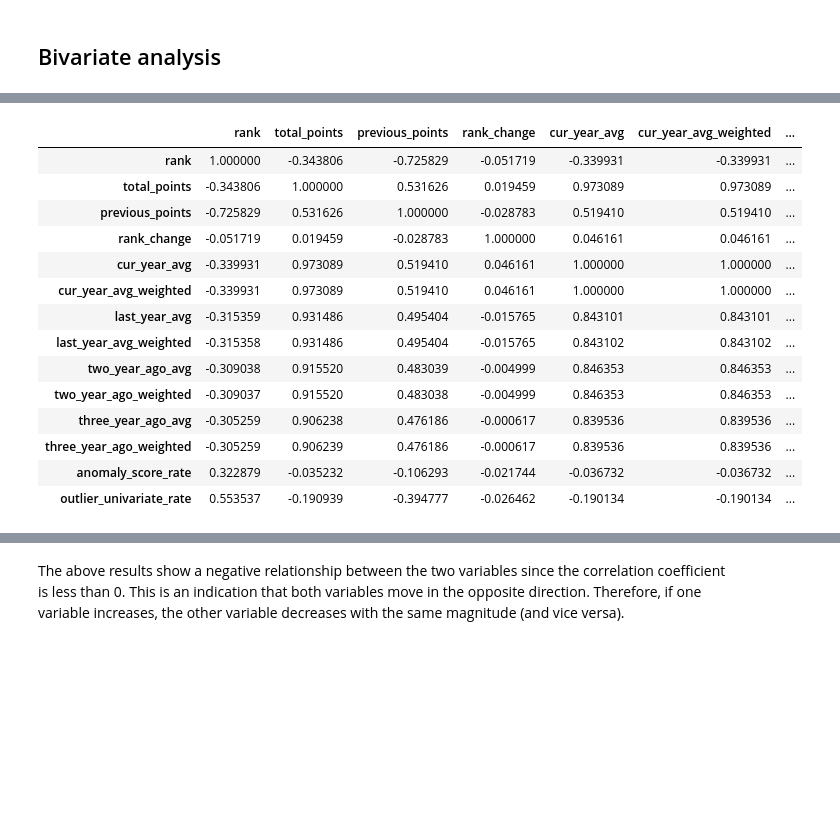
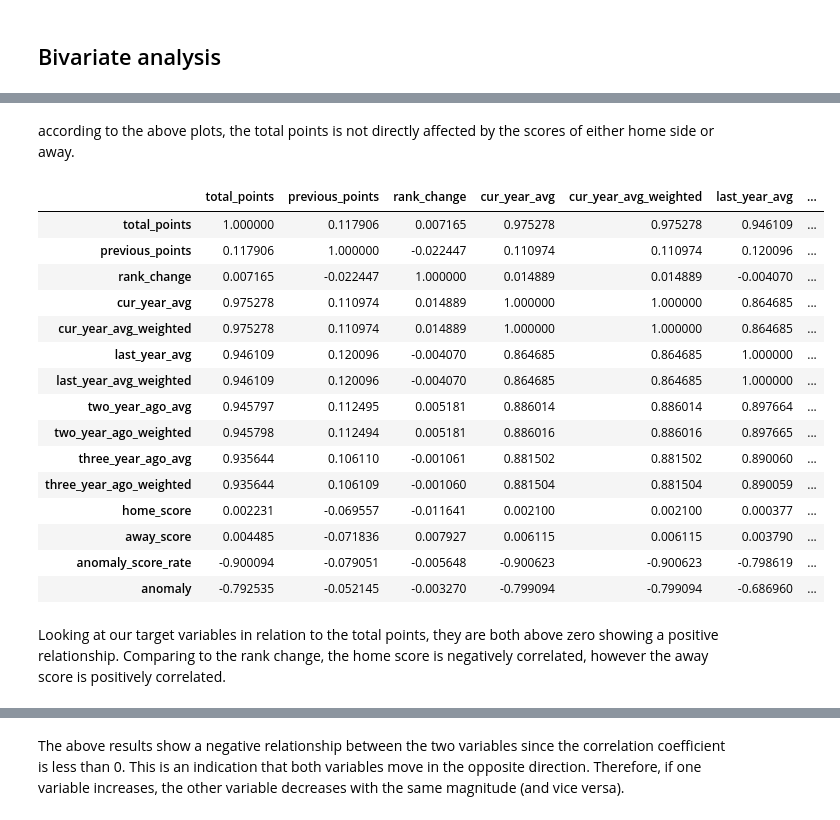
Before and after one commit to whiteroserobot/Mchezopesa-Ltd-football-prediction, a Jupyter notebook: ipweek 6.ipynb, the cells around one changed output, grey strips where cells are left out. Cells and saved outputs as stored; diff of their text form; code cells hidden in the pictures; blank space fills up the shorter version.

```diff
--- a/ipweek 6.ipynb
+++ b/ipweek 6.ipynb
@@ -212,0 +237,7 @@ plt.show()
+# %%
+# make rank index
+foota.set_index(['rank'], inplace= True)
+# %%
+# dealing with white spaces
+foota.columns = foota.columns.str.strip().str.lower().str.replace(' ', '_').str.replace('(', '').str.replace(')', '')
+foota.columns
@@ -256 +290,5 @@ ranking.isnull().sum().sum()
+# %%
+# Dealing with the Missing Data
+#
+foota.dropna(inplace=True)
 # %%
@@ -306,9 +319,9 @@ results.drop_duplicates().head()
 # rank
 
 from sklearn.ensemble import IsolationForest
-isolation_forest = IsolationForest(n_estimators=1000, contamination=0.08)
-isolation_forest.fit(ranking['total_points'].values.reshape(-1, 1))
-ranking['anomaly_score_rate'] = isolation_forest.decision_function(ranking['rank'].values.reshape(-1, 1))
-ranking['outlier_univariate_rate'] = isolation_forest.predict(ranking['rank'].values.reshape(-1, 1))
-ranking.head()
+isolation_forest = IsolationForest(n_estimators=1000, contamination=float(0.1))
+isolation_forest.fit(foota['total_points'].values.reshape(-1, 1))
+foota['anomaly_score_rate'] = isolation_forest.decision_function(foota['total_points'].values.reshape(-1, 1))
+foota['anomaly'] = isolation_forest.predict(foota['total_points'].values.reshape(-1, 1))
+foota.head()
 # %% [output]
@@ -488,20 +514,25 @@ According to the above graphs, the total points decreases as the rank decreases.
+# %% [markdown]
+according to the above plots, the total points is not directly affected by the scores of either home side or away.
 # %%
 # general correlation
-ranking.corr()
+foota.corr()
 # %% [output]
-|  | rank | total_points | previous_points | rank_change | cur_year_avg | cur_year_avg_weighted | ... |
-| rank | 1.000000 | -0.343806 | -0.725829 | -0.051719 | -0.339931 | -0.339931 | ... |
-| total_points | -0.343806 | 1.000000 | 0.531626 | 0.019459 | 0.973089 | 0.973089 | ... |
-| previous_points | -0.725829 | 0.531626 | 1.000000 | -0.028783 | 0.519410 | 0.519410 | ... |
-| rank_change | -0.051719 | 0.019459 | -0.028783 | 1.000000 | 0.046161 | 0.046161 | ... |
-| cur_year_avg | -0.339931 | 0.973089 | 0.519410 | 0.046161 | 1.000000 | 1.000000 | ... |
-| cur_year_avg_weighted | -0.339931 | 0.973089 | 0.519410 | 0.046161 | 1.000000 | 1.000000 | ... |
-| last_year_avg | -0.315359 | 0.931486 | 0.495404 | -0.015765 | 0.843101 | 0.843101 | ... |
-| last_year_avg_weighted | -0.315358 | 0.931486 | 0.495404 | -0.015765 | 0.843102 | 0.843102 | ... |
-| two_year_ago_avg | -0.309038 | 0.915520 | 0.483039 | -0.004999 | 0.846353 | 0.846353 | ... |
-| two_year_ago_weighted | -0.309037 | 0.915520 | 0.483038 | -0.004999 | 0.846353 | 0.846353 | ... |
-| three_year_ago_avg | -0.305259 | 0.906238 | 0.476186 | -0.000617 | 0.839536 | 0.839536 | ... |
-| three_year_ago_weighted | -0.305259 | 0.906239 | 0.476186 | -0.000617 | 0.839536 | 0.839536 | ... |
-| anomaly_score_rate | 0.322879 | -0.035232 | -0.106293 | -0.021744 | -0.036732 | -0.036732 | ... |
-| outlier_univariate_rate | 0.553537 | -0.190939 | -0.394777 | -0.026462 | -0.190134 | -0.190134 | ... |
+|  | total_points | previous_points | rank_change | cur_year_avg | cur_year_avg_weighted | last_year_avg | ... |
+| total_points | 1.000000 | 0.117906 | 0.007165 | 0.975278 | 0.975278 | 0.946109 | ... |
+| previous_points | 0.117906 | 1.000000 | -0.022447 | 0.110974 | 0.110974 | 0.120096 | ... |
+| rank_change | 0.007165 | -0.022447 | 1.000000 | 0.014889 | 0.014889 | -0.004070 | ... |
+| cur_year_avg | 0.975278 | 0.110974 | 0.014889 | 1.000000 | 1.000000 | 0.864685 | ... |
+| cur_year_avg_weighted | 0.975278 | 0.110974 | 0.014889 | 1.000000 | 1.000000 | 0.864685 | ... |
+| last_year_avg | 0.946109 | 0.120096 | -0.004070 | 0.864685 | 0.864685 | 1.000000 | ... |
+| last_year_avg_weighted | 0.946109 | 0.120096 | -0.004070 | 0.864685 | 0.864685 | 1.000000 | ... |
+| two_year_ago_avg | 0.945797 | 0.112495 | 0.005181 | 0.886014 | 0.886014 | 0.897664 | ... |
+| two_year_ago_weighted | 0.945798 | 0.112494 | 0.005181 | 0.886016 | 0.886016 | 0.897665 | ... |
+| three_year_ago_avg | 0.935644 | 0.106110 | -0.001061 | 0.881502 | 0.881502 | 0.890060 | ... |
+| three_year_ago_weighted | 0.935644 | 0.106109 | -0.001060 | 0.881504 | 0.881504 | 0.890059 | ... |
+| home_score | 0.002231 | -0.069557 | -0.011641 | 0.002100 | 0.002100 | 0.000377 | ... |
+| away_score | 0.004485 | -0.071836 | 0.007927 | 0.006115 | 0.006115 | 0.003790 | ... |
+| anomaly_score_rate | -0.900094 | -0.079051 | -0.005648 | -0.900623 | -0.900623 | -0.798619 | ... |
+| anomaly | -0.792535 | -0.052145 | -0.003270 | -0.799094 | -0.799094 | -0.686960 | ... |
+# %% [markdown]
+Looking at our target variables in relation to the total points, they are both above zero showing a positive relationship. Comparing to the rank change, the home score is negatively correlated, however the away score is positively correlated.
 # %%
```
Also changed, not shown: parts of 64 cells of this notebook.
